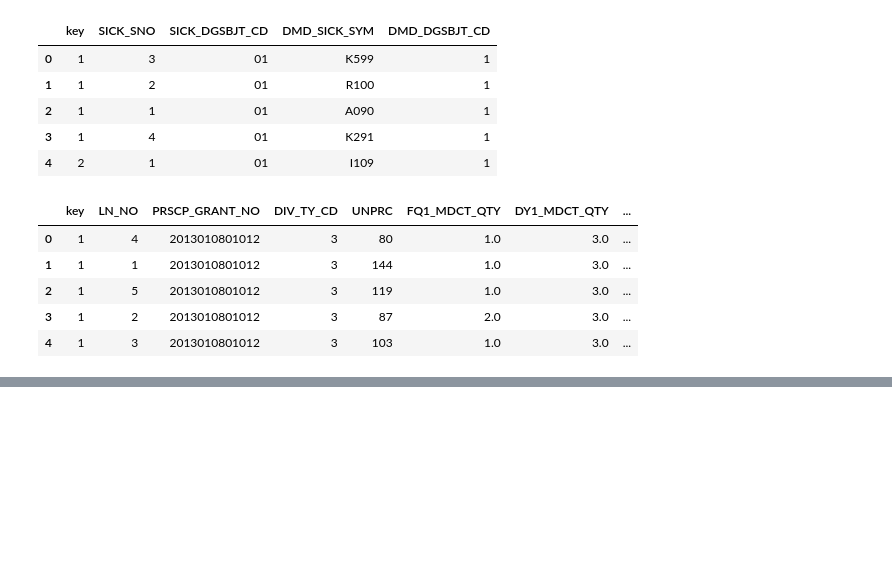
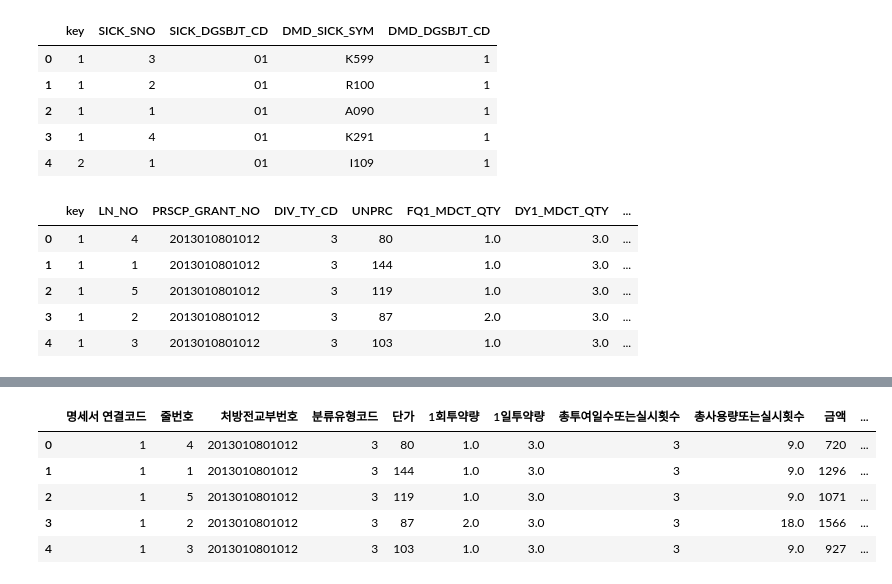
Before and after one commit to hk918216/Web, a Jupyter notebook: 6day_심평원_데이터분석/1_데이터이해.ipynb, the cells around one changed output, grey strips where cells are left out. Cells and saved outputs as stored; diff of their text form; code cells hidden in the pictures; blank space fills up the shorter version.

```diff
--- a/6day_심평원_데이터분석/1_데이터이해.ipynb
+++ b/6day_심평원_데이터분석/1_데이터이해.ipynb
@@ -90,0 +216,11 @@ df_53TABLE.head()
+# %%
+df_40TABLE_col_list = df_40TABLE_col.to_dict('records')
+
+new_dict_40 = {}
+
+for dict_kv in df_40TABLE_col_list:
+    new_dict_40[dict_kv['변수명']] = dict_kv['표준한글컬럼명']
+
+#영문명 컬럼 해당 한글 컬럼명으로 변경
+df_40TABLE_kor = df_40TABLE.rename(columns = new_dict_40)
+df_40TABLE_kor.head()
@@ -90,0 +234,18 @@ df_53TABLE.head()
+# %%
+df_53TABLE_col_list = df_53TABLE_col.to_dict('records')
+
+new_dict_53 = {}
+
+for dict_kv in df_53TABLE_col_list:
+    new_dict_53[dict_kv['변수명']] = dict_kv['표준한글컬럼명']
+
+#영문명 컬럼 해당 한글 컬럼명으로 변경
+df_53TABLE_kor = df_53TABLE.rename(columns = new_dict_53)
+df_53TABLE_kor.head()
+# %% [output]
+|  | 명세서 연결코드 | 줄번호 | 처방전교부번호 | 분류유형코드 | 단가 | 1회투약량 | 1일투약량 | 총투여일수또는실시횟수 | 총사용량또는실시횟수 | 금액 | ... |
+| 0 | 1 | 4 | 2013010801012 | 3 | 80 | 1.0 | 3.0 | 3 | 9.0 | 720 | ... |
+| 1 | 1 | 1 | 2013010801012 | 3 | 144 | 1.0 | 3.0 | 3 | 9.0 | 1296 | ... |
+| 2 | 1 | 5 | 2013010801012 | 3 | 119 | 1.0 | 3.0 | 3 | 9.0 | 1071 | ... |
+| 3 | 1 | 2 | 2013010801012 | 3 | 87 | 2.0 | 3.0 | 3 | 18.0 | 1566 | ... |
+| 4 | 1 | 3 | 2013010801012 | 3 | 103 | 1.0 | 3.0 | 3 | 9.0 | 927 | ... |
```
Also changed, not shown: parts of 14 cells of this notebook, 4 other files.
